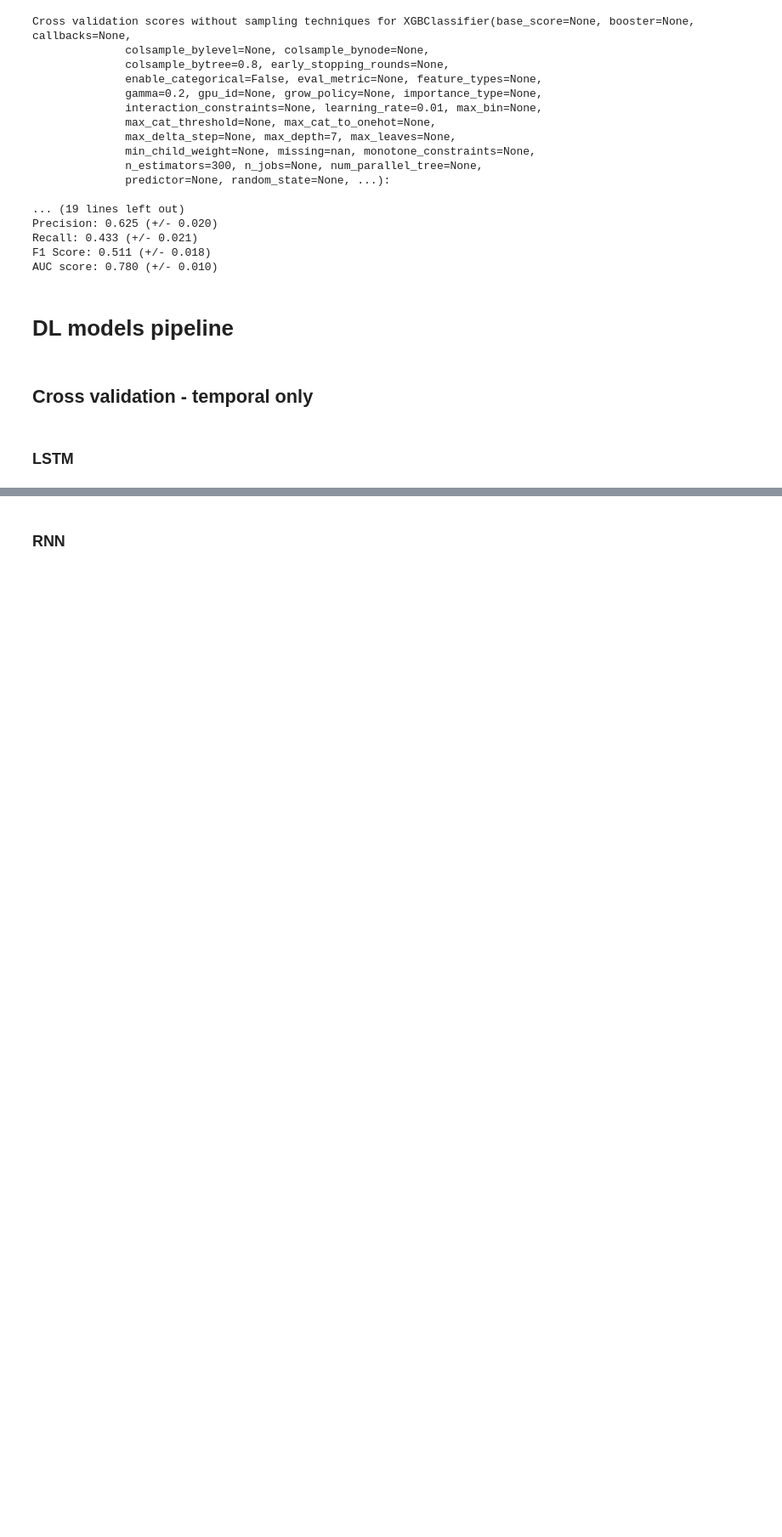
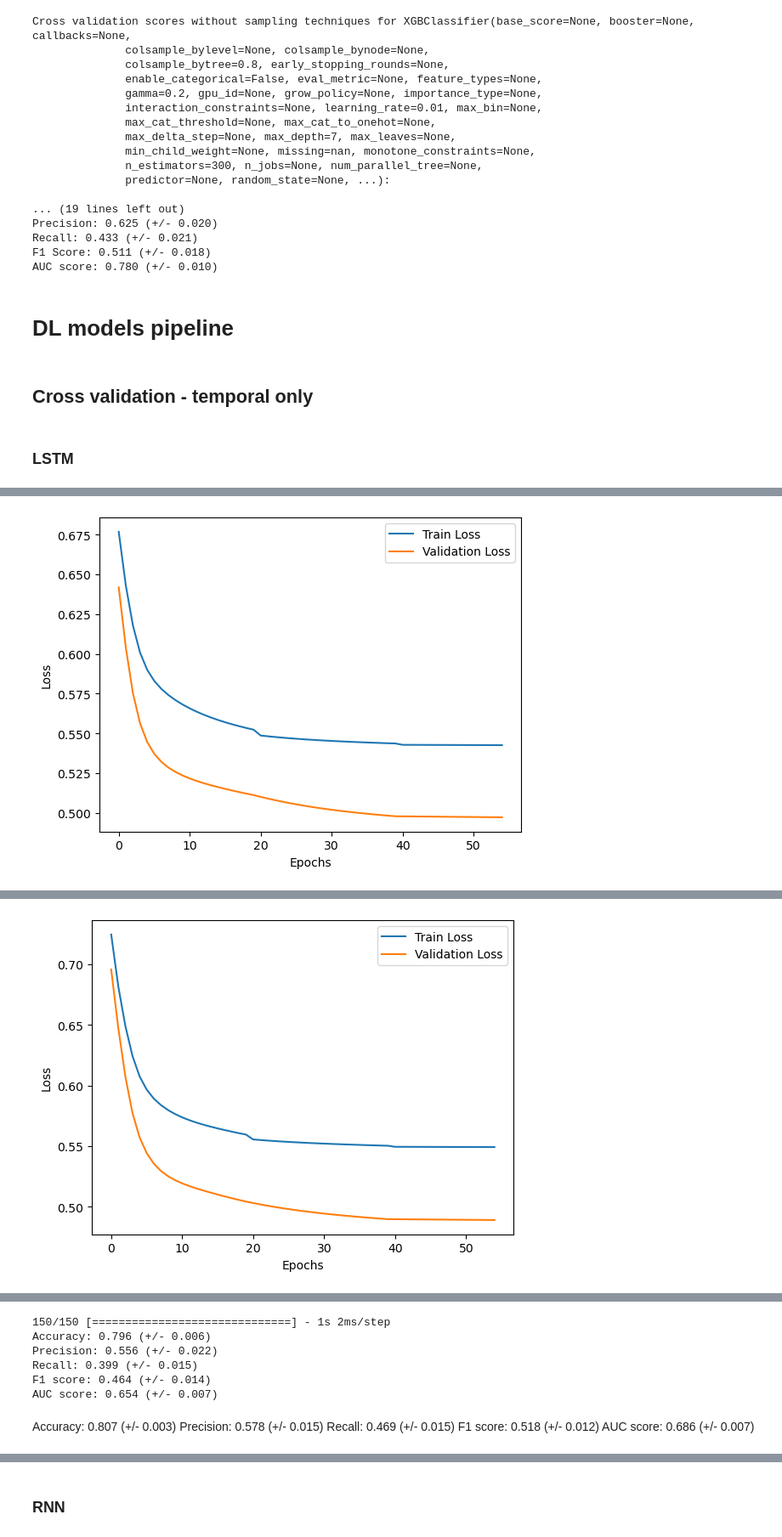
Before and after one commit to DSkapinakis/credit-card-default-deep-learning, a Jupyter notebook: Organised.ipynb, the cells around one changed output, grey strips where cells are left out. Shown at 85% size. Cells and saved outputs as stored; diff of their text form; code cells hidden in the pictures; blank space fills up the shorter version.

```diff
--- a/Organised.ipynb
+++ b/Organised.ipynb
@@ -255,7 +287,7 @@ EDUCATION and MARRIAGE will be one hot encoded too, in order for the models not
 - train set will be used for cross-validation/hyperparameter tuning and test set for final evaluation
 - Stratify is used to ensure that the proportion of the class labels will be the same as in the input dataset
 '''
-X_train, X_test, y_train, y_test = train_test_split(data.drop('DEFAULT',axis=1),data['DEFAULT'],test_size=0.1,stratify=data['DEFAULT'])
+X_train, X_test, y_train, y_test = train_test_split(data.drop('DEFAULT',axis=1),data['DEFAULT'],test_size=0.2,stratify=data['DEFAULT'])
 print('X_train shape:',X_train.shape)
 print('X_test shape:',X_test.shape)
 # %% [output]
@@ -264,11 +355,8 @@ X_test shape: (3000, 23)
 # %%
-#construct a preprocessor that scales the numerical columns and ohe the categorical columns that need to be encoded
+#construct the preprocessor to transform numeric and categorical columns
 ohe_cols = ['EDUCATION', 'MARRIAGE', 'PAY_1', 'PAY_2','PAY_3', 'PAY_4', 'PAY_5', 'PAY_6']
 
-numeric_transformer = RobustScaler()
-ohe_transformer = OneHotEncoder(drop='first', sparse_output=False, handle_unknown='ignore')
-
-preprocessor = ColumnTransformer(transformers=[('num', numeric_transformer,numerical_cols),('ohe', ohe_transformer, ohe_cols)])
+preprocessor = PreprocessorTransformer(columns = ohe_cols, columns_num= numerical_cols,drop='first',handle_unknown='ignore',sparse_output=False)
 # %%
 '''
 construct a pipeline that applies the preprocessor and the sampling techniques
@@ -663,2 +695,3 @@ class PreprocessorTransformer(BaseEstimator, TransformerMixin):
 # %%
-enc = PreprocessorTransformer(columns = cat_cols, columns_num= numerical_cols,drop='first',handle_unknown='ignore',sparse_output=False)
+cat_cols = ['EDUCATION','MARRIAGE'] #categorical colums that are goind to be one hot encoded
+enc_dl = PreprocessorTransformer(columns = cat_cols, columns_num= numerical_cols,drop='first',handle_unknown='ignore',sparse_output=False) #preprocessor for the dl pipeline
@@ -678,22 +708,25 @@ f1_scores = []
 AUC_scores = []
 
 fold_no = 1
-for train_index, test_index in kf.split(inputs, targets):
-    X_train_dl, X_test_dl = inputs.iloc[train_index,:], inputs.iloc[test_index,:]
-    y_train_dl, y_test_dl = targets.iloc[train_index], targets[test_index]
+for train_index, test_index in kf.split(X_train, y_train):
+    X_train_dl, X_test_dl = X_train.iloc[train_index,:], X_train.iloc[test_index,:]
+    y_train_dl, y_test_dl = y_train.iloc[train_index], y_train.iloc[test_index]
 
     # Perform preprocessing steps on X_train_dl
-    # (scaling numerical features, one-hot encoding categorical features, etc.)
-    X_train_dl_preprocessed = enc.fit_transform(X_train_dl)
-    X_test_dl_preprocessed = enc.transform(X_test_dl)
+    X_train_dl_preprocessed = enc_dl.fit_transform(X_train_dl)
+    X_test_dl_preprocessed = enc_dl.transform(X_test_dl)
 
     # Apply SMOTE and undersampling to address class imbalance
-    over = SMOTE(sampling_strategy=0.4)
-    under = RandomUnderSampler(sampling_strategy=0.5)
+    over = SMOTE(sampling_strategy=0.4, random_state=42)
+    under = RandomUnderSampler(sampling_strategy=0.5, random_state=42)
     steps = [('o',over),('u',under)]
-    pipeline = Pipeline(steps=steps)
+    pipe = Pipeline(steps=steps)
 
-    X_train_dl_resampled, y_train_dl_resampled =  pipeline.fit_resample(X_train_dl_preprocessed, y_train_dl)
+    X_train_dl_resampled, y_train_dl_resampled =  pipe.fit_resample(X_train_dl_preprocessed, y_train_dl)
+
+    round_cols = ['SEX','PAY_1', 'PAY_2', 'PAY_3', 'PAY_4', 'PAY_5','PAY_6'] + X_train_dl_resampled.filter(like='EDUCATION').columns.to_list() + X_train_dl_resampled.filter(like='MARRIAGE').columns.to_list()
+    for col in round_cols:
+        X_train_dl_resampled[col] = X_train_dl_resampled[col].round()
 
     # Split training data into static and temporal features
     # Perform any necessary reshaping or transformations
@@ -727,29 +760,44 @@ for train_index, test_index in kf.split(inputs, targets):
     y_train_dl_resampled = y_train_dl_resampled.to_numpy()
     y_test_dl = y_test_dl.to_numpy()
 
-    # Build and compile your LSTM model
+    # Build and compile LSTM model
     num_time_steps, num_features = stacked_train.shape[1], stacked_train.shape[2]
 
     # Define the LSTM model
     model = Sequential()
-    model.add(LSTM(32,return_sequences=True,activation='tanh', input_shape=(num_time_steps, num_features)))
-    model.add(LSTM(64,return_sequences=True,activation='tanh', input_shape=(num_time_steps, num_features)))
-    model.add(LSTM(16,return_sequences=True,activation='tanh', input_shape=(num_time_steps, num_features)))
+    model.add(LSTM(16,return_sequences=True, input_shape=(num_time_steps, num_features)))
     model.add(Flatten())
     model.add(Dense(1, activation='sigmoid'))
 
+    initial_learning_rate = 0.0001  # Initial learning rate
+    decay_rate = 0.1  # Decay rate
+    decay_steps = 20  # Decay steps (number of steps before applying decay)
+    epochs = 55
 
-    model.compile(loss='binary_crossentropy', optimizer=Adam(learning_rate=0.01), metrics=['accuracy'])
+    def learning_rate_scheduler(epoch):
+        return initial_learning_rate * decay_rate ** (epoch // decay_steps)
+
+
+    model.compile(loss='binary_crossentropy', optimizer=Adam(learning_rate=initial_learning_rate), metrics=['accuracy'])
+
+    lr_scheduler = LearningRateScheduler(learning_rate_scheduler)
 
     print('------------------------------------------------------------------------')
     print(f'Training for fold {fold_no}')
 
     # Train the model
-    epochs = 20
-    batch_size = 512
+    batch_size = 64
 
     # Train the model
-    model.fit(stacked_train, y_train_dl_resampled, epochs=epochs, batch_size=batch_size, validation_data=(stacked_test, y_test_dl),shuffle=False)
+    history = model.fit(stacked_train, y_train_dl_resampled, epochs=epochs, batch_size=batch_size, validation_data=(stacked_test, y_test_dl),shuffle=False,callbacks=[lr_scheduler])
+
+    # Plot the loss on train vs validate tests
+    plt.plot(history.history['loss'], label='Train Loss')
+    plt.plot(history.history['val_loss'], label='Validation Loss')
+    plt.xlabel('Epochs')
+    plt.ylabel('Loss')
+    plt.legend()
+    plt.show()
 
     y_pred_probs = model.predict(stacked_test)
     y_pred = (y_pred_probs>=0.5).astype(int)
@@ -795,0 +844 @@ AUC score: 0.499 (+/- 0.005)
+[figure, added]
@@ -795,0 +862 @@ AUC score: 0.499 (+/- 0.005)
+[figure, added]
@@ -795,0 +917,12 @@ AUC score: 0.499 (+/- 0.005)
+150/150 [==============================] - 1s 2ms/step
+Accuracy: 0.796 (+/- 0.006)
+Precision: 0.556 (+/- 0.022)
+Recall: 0.399 (+/- 0.015)
+F1 score: 0.464 (+/- 0.014)
+AUC score: 0.654 (+/- 0.007)
+# %% [markdown]
+Accuracy: 0.807 (+/- 0.003)
+Precision: 0.578 (+/- 0.015)
+Recall: 0.469 (+/- 0.015)
+F1 score: 0.518 (+/- 0.012)
+AUC score: 0.686 (+/- 0.007)
```
Also changed, not shown: parts of 97 cells of this notebook.
